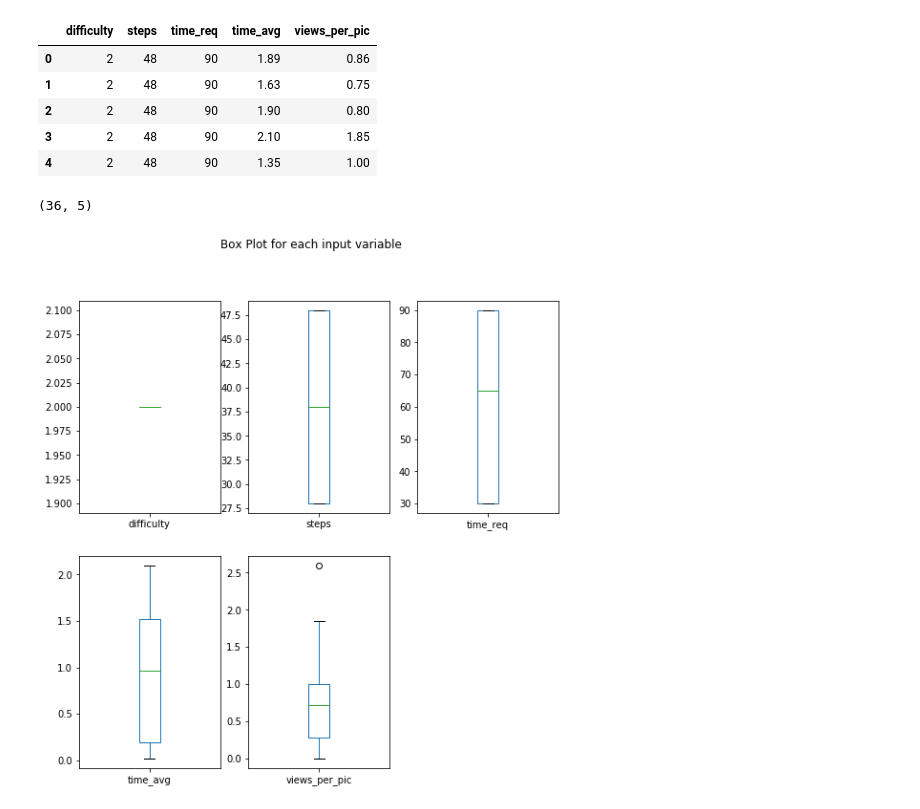
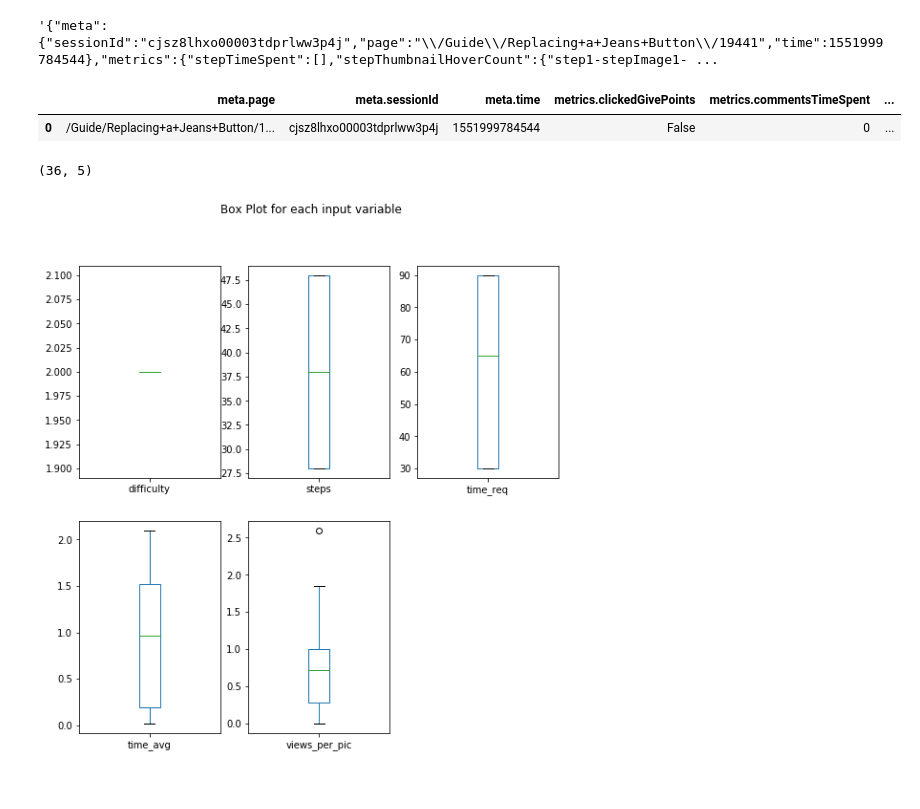
Before and after one commit to cmccoy13/FixItPython, a Jupyter notebook: FixIt.ipynb, the cells around one changed output. Saved outputs shown, nothing was run; the diff lists cells and outputs as text; code cells hidden in the pictures.

```diff
--- a/FixIt.ipynb
+++ b/FixIt.ipynb
@@ -1,17 +1,27 @@
-# %%
-%matplotlib inline
-import pandas as pd
-import matplotlib.pyplot as plt
-
-dummy = pd.read_table('dummy_data.txt')
-dummy.head()
-# %% [output]
-|  | difficulty | steps | time_req | time_avg | views_per_pic |
-| 0 | 2 | 48 | 90 | 1.89 | 0.86 |
-| 1 | 2 | 48 | 90 | 1.63 | 0.75 |
-| 2 | 2 | 48 | 90 | 1.90 | 0.80 |
-| 3 | 2 | 48 | 90 | 2.10 | 1.85 |
-| 4 | 2 | 48 | 90 | 1.35 | 1.00 |
+# %%
+%matplotlib inline
+import pandas as pd
+import json
+import matplotlib.pyplot as plt
+from pandas.io.json import json_normalize
+
+dummy = pd.read_table('dummy_data.txt')
+dummy.head()
+
+json_data= open('guide_interactions.log').read()
+clean_data = json_data.replace("\n"+" ", ",") #this isn't doing anything
+#cleandata = json.loads(json_data)  # <- this line breaks because it can't handle a new line
+clean_data[:1000] #to show that there is a break between entries (look for the \n character in the output below)
+# %% [output]
+'{"meta":{"sessionId":"cjsz8lhxo00003tdprlww3p4j","page":"\\/Guide\\/Replacing+a+Jeans+Button\\/19441","time":1551999784544},"metrics":{"stepTimeSpent":[],"stepThumbnailHoverCount":{"step1-stepImage1- ...
+# %%
+data = json.loads(json_data[:565])
+
+df = pd.DataFrame.from_dict(json_normalize(data), orient = 'columns') #this works, but this is only one entry
+df
+# %% [output]
+|  | meta.page | meta.sessionId | meta.time | metrics.clickedGivePoints | metrics.commentsTimeSpent | ... |
+| 0 | /Guide/Replacing+a+Jeans+Button/1... | cjsz8lhxo00003tdprlww3p4j | 1551999784544 | False | 0 | ... |
 # %%
 print(dummy.shape)
 # %% [output]
```
